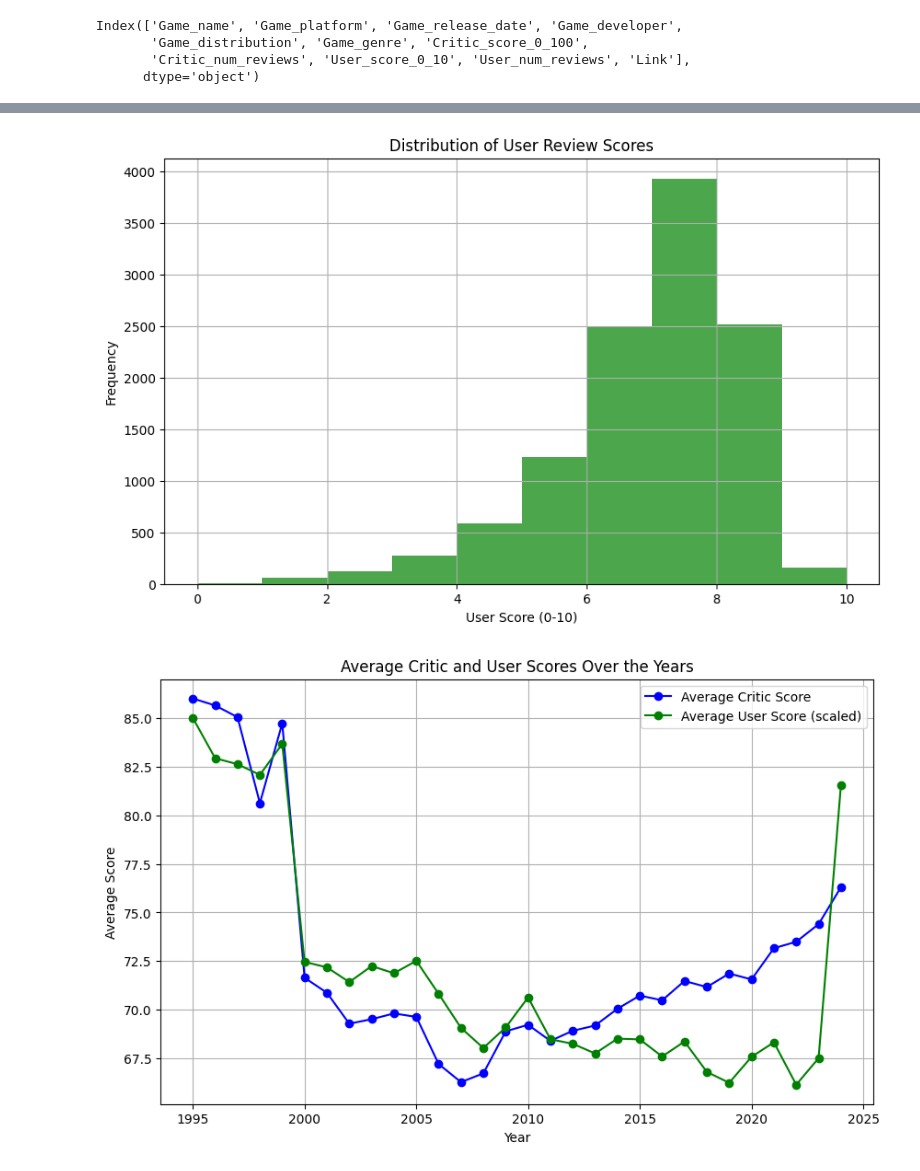
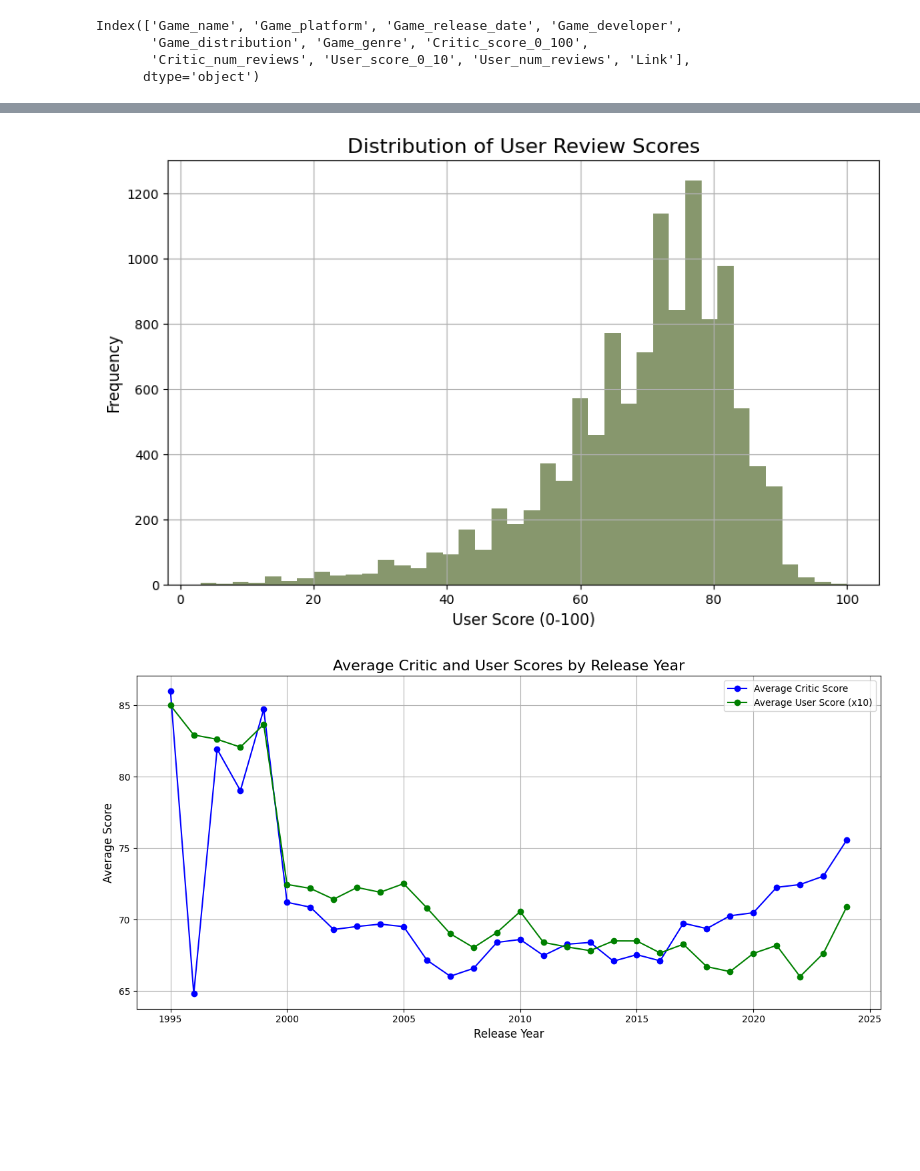
Before and after one commit to laurascocco/Videogames-Analysis, a Jupyter notebook: metacritic__data_analysis.ipynb, the cells around one changed output, grey strips where cells are left out. Drawn from its saved outputs; the diff is of its cells as text; code cells hidden in the pictures; blank space fills up the shorter version.

```diff
--- a/metacritic__data_analysis.ipynb
+++ b/metacritic__data_analysis.ipynb
@@ -6,5 +7,5 @@ import seaborn as sns
 # %%
-df_vg = pd.read_csv("\\Users\\laura\\Desktop\\Progetto finale\\Videogames\\metacritic_data1.csv")
+df_vg = pd.read_csv("\\Users\\laura\\Desktop\\Progetto finale\\Videogames\\metacritic_final.csv")
 # %%
 df_vg
 # %% [output]
@@ -413,13 +443,8 @@ total_reviews_2020
 # %%
-df_vg['Total_reviews'] = df_vg[['Critic_num_reviews', 'User_num_reviews']].sum(axis=1)
+df_vg['Total_reviews'] = df_vg[['Critic_num_reviews', 'User_num_reviews']].fillna(0).sum(axis=1).astype(int)
 
-# Converti le colonne delle recensioni dei critici, degli utenti e delle recensioni totali in interi
-df_vg[['Critic_num_reviews', 'User_num_reviews', 'Total_reviews']] = df_vg[['Critic_num_reviews', 'User_num_reviews', 'Total_reviews']].fillna(0).astype(int)
-
-# Seleziona i top 10 giochi con il numero più alto di recensioni
 top_10_games = df_vg.nlargest(10, 'Total_reviews')[['Game_name', 'Game_release_date', 'Critic_num_reviews', 'Critic_score_0_100', 'User_num_reviews', 'User_score_0_10', 'Total_reviews']]
 
-# Visualizza i top 10 giochi con numeri interi
 top_10_games
 # %% [output]
 |  | Game_name | Game_release_date | Critic_num_reviews | Critic_score_0_100 | User_num_reviews | ... |
@@ -446,33 +488,31 @@ plt.show()
 # %%
+user_score_scaled = df_vg['User_score_0_10'].dropna() * 10
+
 plt.figure(figsize=(10, 6))
-plt.hist(df_vg['User_score_0_10'].dropna(), bins=range(11), color='green', alpha=0.7)
-plt.xlabel('User Score (0-10)')
-plt.ylabel('Frequency')
-plt.title('Distribution of User Review Scores')
+plt.hist(user_score_scaled, bins=40, color='darkolivegreen', alpha=0.7)
+plt.xlabel('User Score (0-100)', fontsize=12)
+plt.ylabel('Frequency', fontsize=12)
+plt.title('Distribution of User Review Scores', fontsize=16)
 plt.grid(True)
 plt.show()
 # %% [output]
-[figure, old version]
+[figure, new version]
 # %%
-df_vg['Game_release_date'] = pd.to_datetime(df_vg['Game_release_date'])
+avg_critic_score = df_vg.groupby('Release_Year')['Critic_score_0_100'].mean()
 
-# Extract year from 'Game_release_date'
-df_vg['Year'] = df_vg['Game_release_date'].dt.year
+avg_user_score = df_vg.groupby('Release_Year')['User_score_0_10'].mean() * 10
 
-# Group by year and calculate average critic and user scores
-avg_scores = df_vg.groupby('Year').agg({'Critic_score_0_100': 'mean', 'User_score_0_10': lambda x: x.mean() * 10})
-
-# Plot the average scores over the years
-plt.figure(figsize=(10, 6))
-plt.plot(avg_scores.index, avg_scores['Critic_score_0_100'], marker='o', color='blue', label='Average Critic Score')
-plt.plot(avg_scores.index, avg_scores['User_score_0_10'], marker='o', color='green', label='Average User Score (scaled)')
-plt.xlabel('Year')
-plt.ylabel('Average Score')
-plt.title('Average Critic and User Scores Over the Years')
+plt.figure(figsize=(12, 6))
+plt.plot(avg_critic_score.index, avg_critic_score, marker='o', color='blue', label='Average Critic Score')
+plt.plot(avg_user_score.index, avg_user_score, marker='o', color='green', label='Average User Score (x10)')
+plt.title('Average Critic and User Scores by Release Year', fontsize=16)
+plt.xlabel('Release Year', fontsize=12)
+plt.ylabel('Average Score', fontsize=12)
+plt.legend()
 plt.grid(True)
-plt.legend()
+plt.tight_layout()
 plt.show()
 # %% [output]
-[figure, old version]
+[figure, new version]
 # %%
 reviews_2024 = df_vg[df_vg['Release_Year'] == 2024][['Game_name', 'Critic_num_reviews', 'User_num_reviews', 'Critic_score_0_100', 'User_score_0_10']]
```
Also changed, not shown: parts of 58 cells of this notebook, 7 other files.
